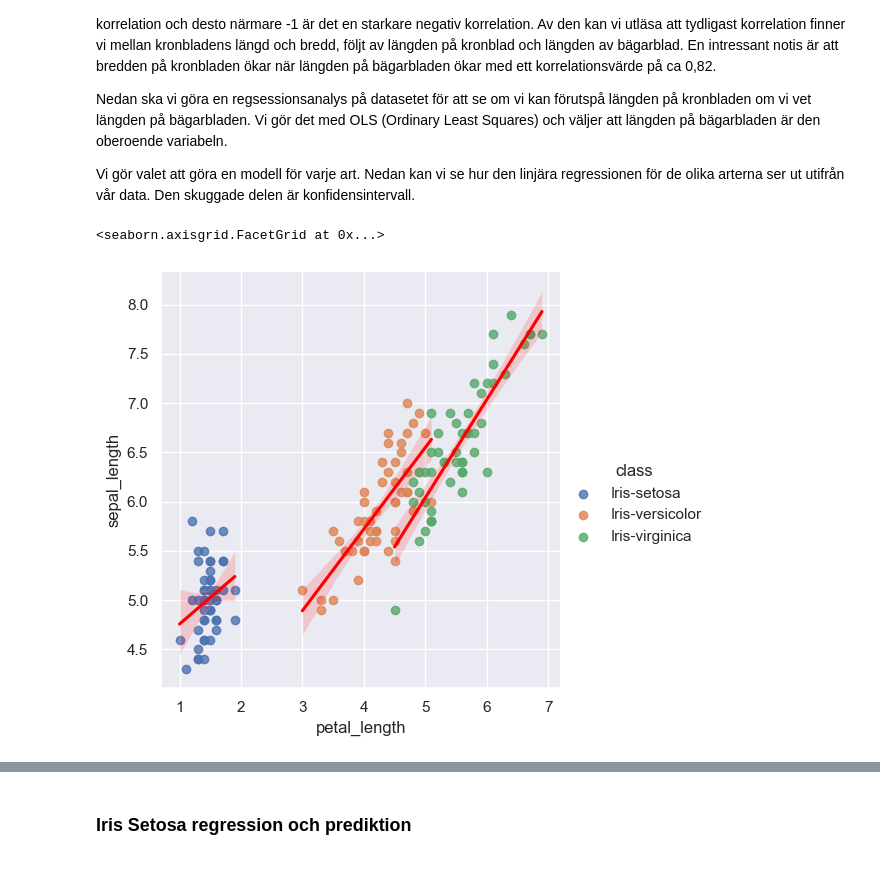
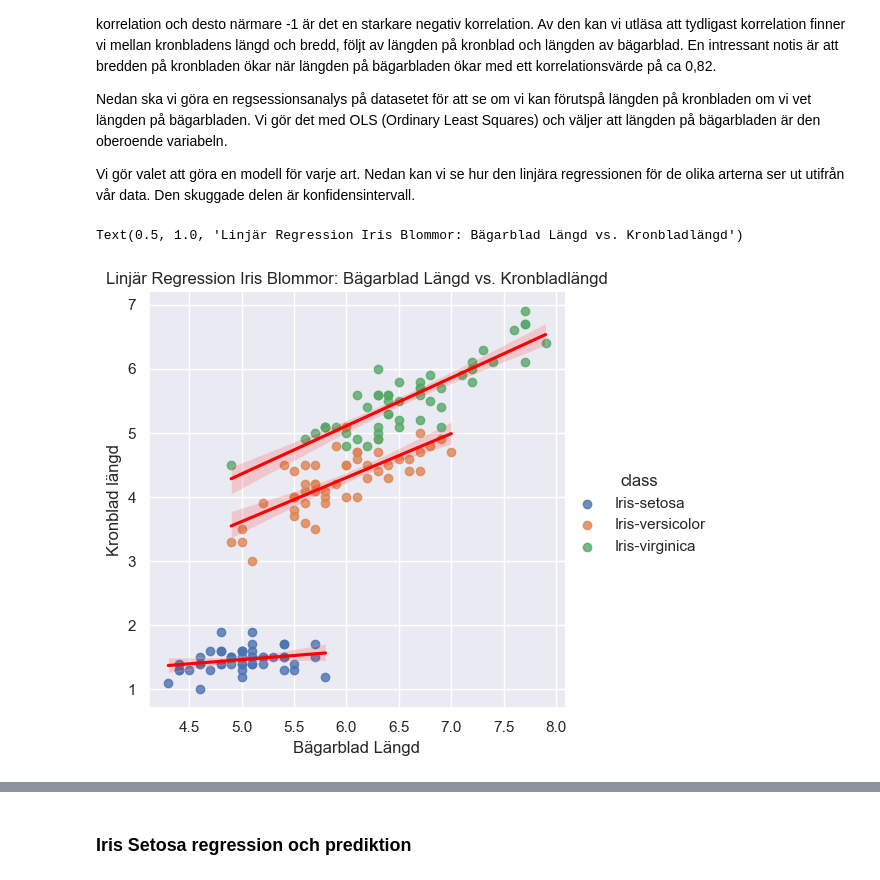
Before and after one commit to DeerBay/Statistics-Julia-Sjoholm, a Jupyter notebook: Lab/flower.ipynb, the cells around one changed output, grey strips where cells are left out. Cells and saved outputs as stored; diff of their text form; code cells hidden in the pictures.

```diff
--- a/Lab/flower.ipynb
+++ b/Lab/flower.ipynb
@@ -252,7 +253,10 @@ Nedan ska vi göra en regsessionsanalys på datasetet för att se om vi kan för
 
 Vi gör valet att göra en modell för varje art. Nedan kan vi se hur den linjära regressionen för de olika arterna ser ut utifrån vår data. Den skuggade delen är konfidensintervall.
 # %%
-sns.lmplot(data=iris_data, x="petal_length", y="sepal_length", line_kws={'color': 'red'}, hue='class')
+sns.lmplot(data=iris_data, x="sepal_length", y="petal_length", line_kws={'color': 'red'}, hue='class')
+plt.xlabel('Bägarblad Längd')
+plt.ylabel('Kronblad längd')
+plt.title('Linjär Regression Iris Blommor: Bägarblad Längd vs. Kronbladlängd')
 # %% [output]
-<seaborn.axisgrid.FacetGrid at 0x...>
+Text(0.5, 1.0, 'Linjär Regression Iris Blommor: Bägarblad Längd vs. Kronbladlängd')
-[figure, old version]
+[figure, new version]
```
Also changed, not shown: parts of 9 cells of this notebook.
